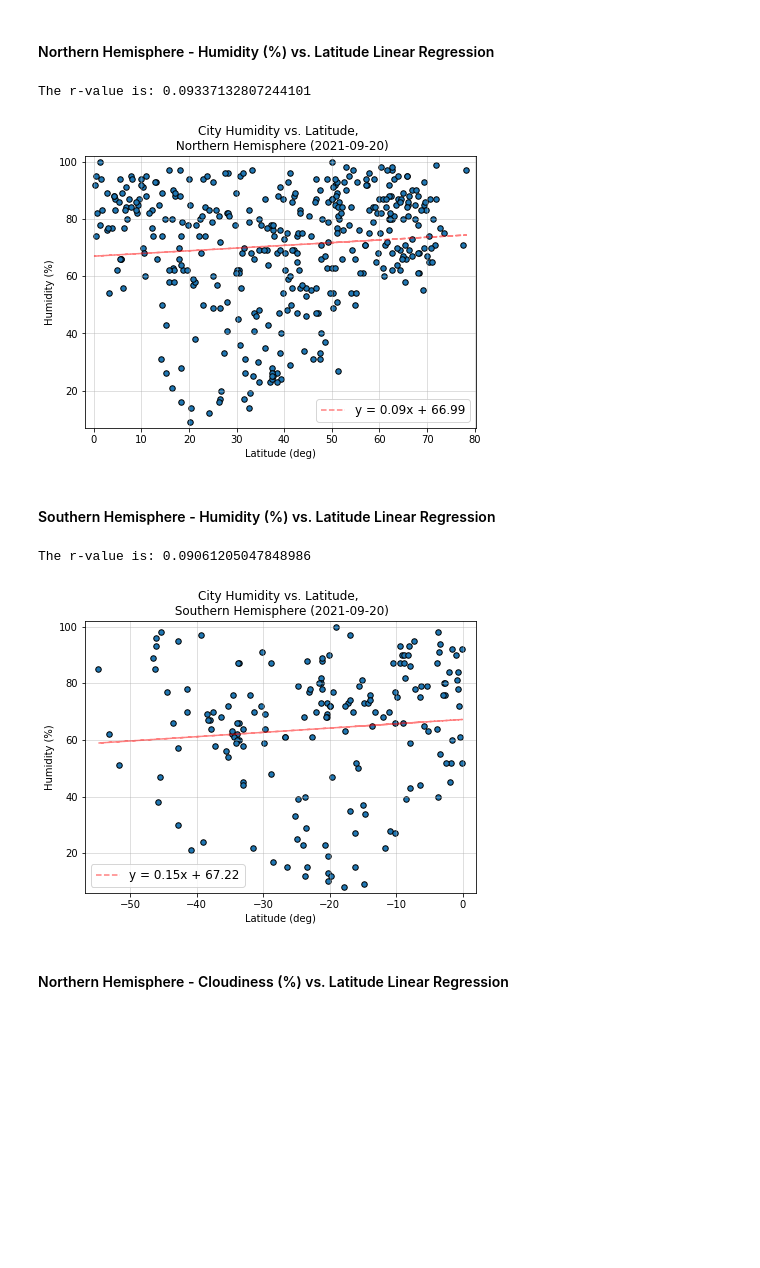
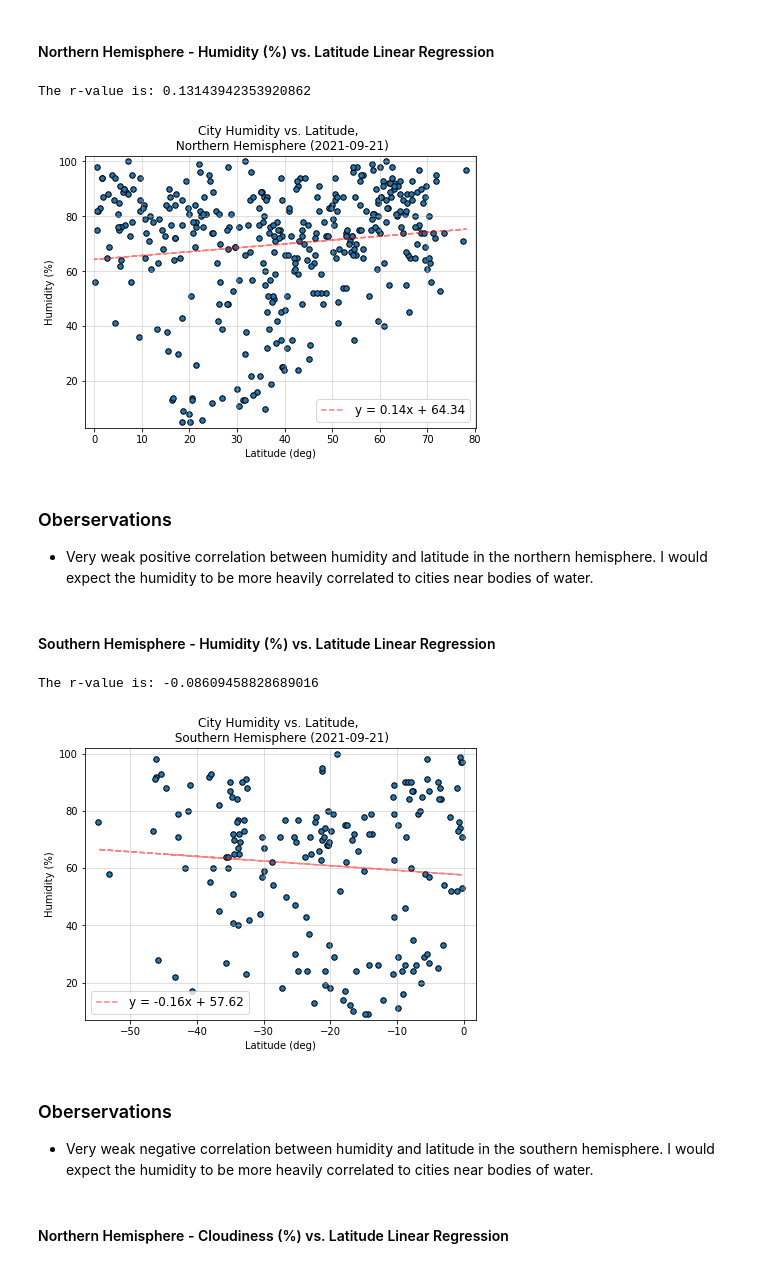
Before and after one commit to JacobTrevithick/python-api-challenge, a Jupyter notebook: WeatherPy.ipynb, the cells around one changed output. Saved outputs shown, nothing was run; the diff lists cells and outputs as text; code cells hidden in the pictures; blank space fills up the shorter version.

Commit message:
Final submission with comments and images

```diff
--- a/WeatherPy.ipynb
+++ b/WeatherPy.ipynb
@@ -280,9 +300,9 @@ plt.show()
 northern_hem_df = city_data_df[city_data_df['Lat'] > 0]
 southern_hem_df = city_data_df[city_data_df['Lat'] < 0]
 
-# plot scatter plot with linear regression and r-value
-# UNFINISHED: add cmap functionality
-def plt_scat(x_vals, y_vals, xlabel, ylabel, title):
+# create function to plot scatter plot with linear regression and r-value
+
+def plt_scat(x_vals, y_vals, xlabel, ylabel, title, filepath):
     fig, ax = plt.subplots(1,1,figsize=(7,5))
 
     slope, intercept, r_val, p_val, std_err = stats.linregress(x_vals, y_vals)
@@ -307,6 +327,8 @@ def plt_scat(x_vals, y_vals, xlabel, ylabel, title):
 
     print(f"The r-value is: {corr}")
 
+    plt.savefig(filepath)
+
     plt.show()
 # %% [markdown]
 ####  Northern Hemisphere - Max Temp vs. Latitude Linear Regression
@@ -333,21 +365,27 @@ The r-value is: 0.7020761002533966
 # %%
 x = northern_hem_df['Lat']
 y = northern_hem_df['Humidity']
 
-plt_scat(x, y, xlabel = "Latitude (deg)", ylabel='Humidity (%)', title = "City Humidity vs. Latitude, \n Northern Hemisphere")
+plt_scat(x, y, xlabel = "Latitude (deg)", ylabel='Humidity (%)', title = "City Humidity vs. Latitude, \n Northern Hemisphere", filepath="Images/northern_hum_v_lat.png")
 # %% [output]
-The r-value is: 0.09337132807244101
+The r-value is: 0.13143942353920862
-[figure, old version]
+[figure, new version]
+# %% [markdown]
+### Oberservations
+* Very weak positive correlation between humidity and latitude in the northern hemisphere. I would expect the humidity to be more heavily correlated to cities near bodies of water.
 # %% [markdown]
 ####  Southern Hemisphere - Humidity (%) vs. Latitude Linear Regression
 # %%
 x = southern_hem_df['Lat']
 y = southern_hem_df['Humidity']
 
-plt_scat(x, y, xlabel = "Latitude (deg)", ylabel='Humidity (%)', title = "City Humidity vs. Latitude, \n Southern Hemisphere")
+plt_scat(x, y, xlabel = "Latitude (deg)", ylabel='Humidity (%)', title = "City Humidity vs. Latitude, \n Southern Hemisphere", filepath="Images/southern_hum_v_lat.png")
 # %% [output]
-The r-value is: 0.09061205047848986
+The r-value is: -0.08609458828689016
-[figure, old version]
+[figure, new version]
+# %% [markdown]
+### Oberservations
+* Very weak negative correlation between humidity and latitude in the southern hemisphere. I would expect the humidity to be more heavily correlated to cities near bodies of water.
 # %% [markdown]
 ####  Northern Hemisphere - Cloudiness (%) vs. Latitude Linear Regression
 # %%
```
Also changed, not shown: parts of 30 cells of this notebook, 15 other files.
